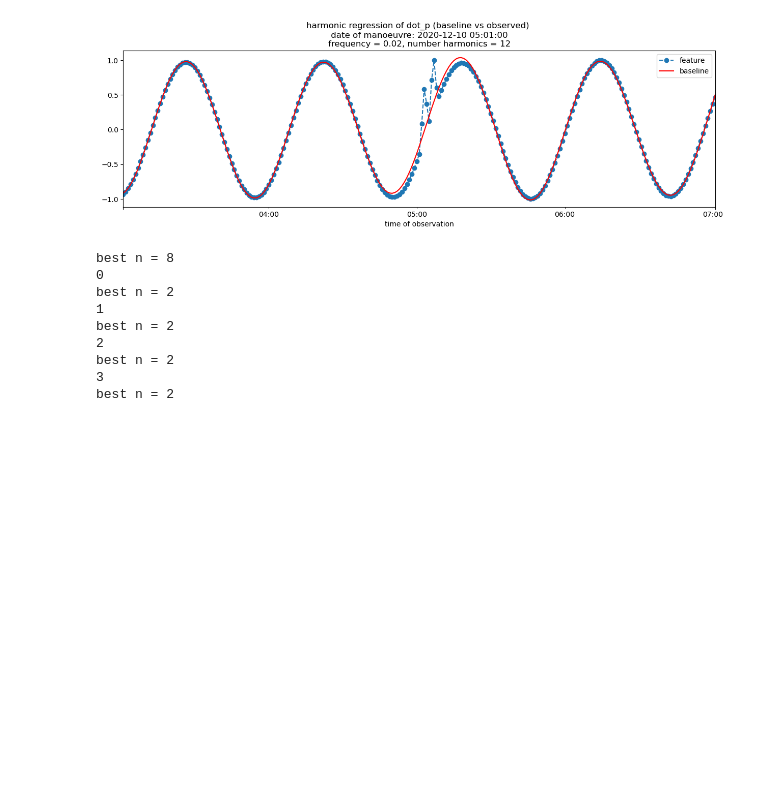
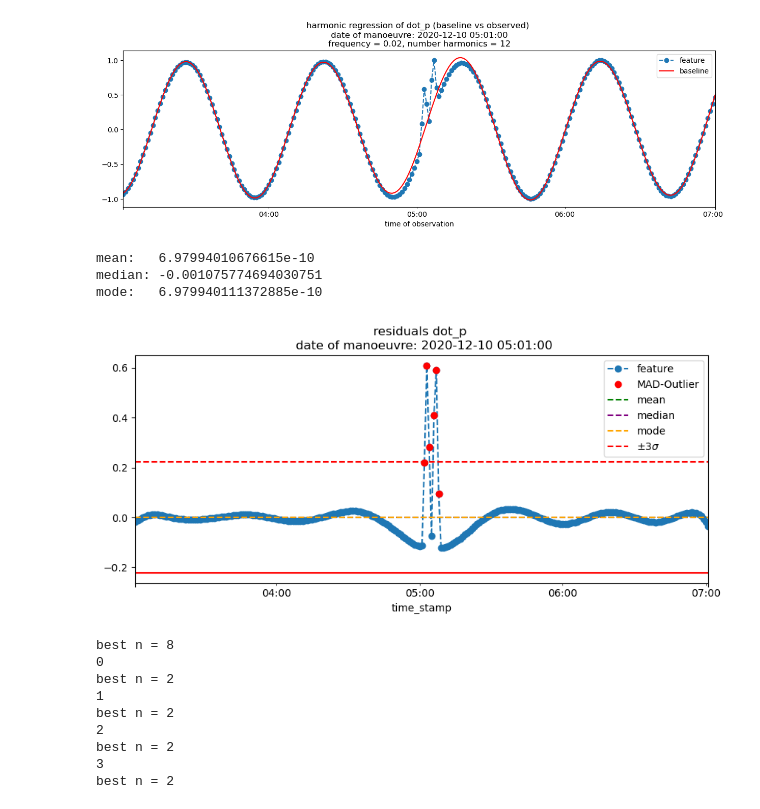
Before and after one commit to dHuberYoumans/DORIS, a Jupyter notebook: notebooks/finding_DORIS.ipynb, the cells around one changed output. Saved outputs shown, nothing was run; the diff lists cells and outputs as text; code cells hidden in the pictures; blank space fills up the shorter version.

Commit message:
update notebooks/finding_DORIS.ipynb
added plotting funcitonality to HarmonicRegression

```diff
--- a/notebooks/finding_DORIS.ipynb
+++ b/notebooks/finding_DORIS.ipynb
@@ -1050,5 +1141,11 @@ For example, if we accept the number of harmonics where the MSE of the baseline
 # %%
 # HarmonicRegression().fit()
+
+# DATE OF MANOEUVRE
+date = mans6a2024.reset_index()['start'].iloc[4]
+man_date = str(date)
+
+# MODEL
 model = HarmonicRegression()
 model.fit(feature=dot_p,man_date=man_date,eps=1e-2)
 model.summary()
@@ -1074,6 +1171,13 @@ MSE:    0.005440098309186334
 model.plot(plot_resid=False)
 # %% [output]
 [figure]
+# %%
+model.plot_resid(stats=True,MAD_score=True)
+# %% [output]
+mean:   6.97994010676615e-10
+median: -0.001075774694030751
+mode:   6.979940111372885e-10
+[figure, added]
 # %%
 # TRY TO ITERATE HARMONIC REGRESSION ON RESIDUALS
 
```
Also changed, not shown: parts of 4 cells of this notebook.
